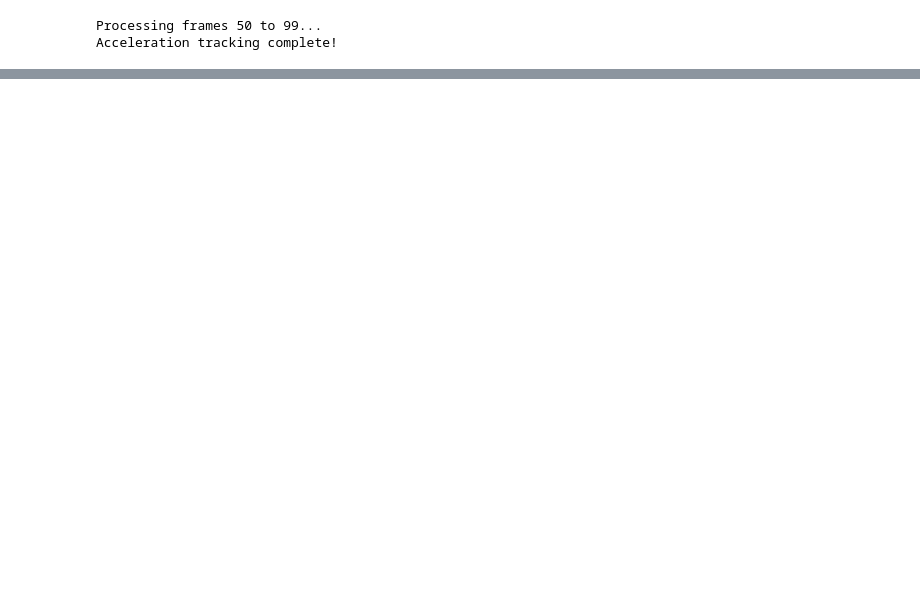
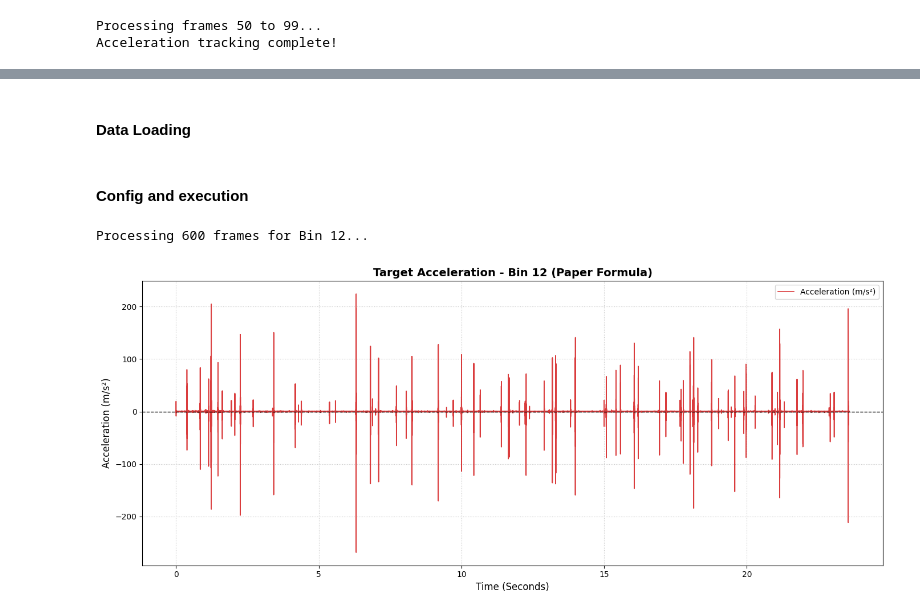
Before and after one commit to SouherdyaSarkar/FMCW_Signal_Processing, a Jupyter notebook: processors/Full_pipeline.ipynb, the cells around one changed output, grey strips where cells are left out. Cells and saved outputs as stored; diff of their text form; code cells hidden in the pictures; blank space fills up the shorter version.

```diff
--- a/processors/Full_pipeline.ipynb
+++ b/processors/Full_pipeline.ipynb
@@ -360,7 +355,7 @@ _, range_bins, rangeResult = iterative_range_bins_detection(radar_cube, min_bin=
 print(range_bins)
 
 # Define your target bins
-target_bins = [i for i in range(range_bins[4]-7, range_bins[4]+7)]
+target_bins = [i for i in range(range_bins[0]-5, range_bins[0]+6)]
 accumulated_phase_diffs = {bin_idx: [] for bin_idx in target_bins}
 absolute_phase_history = {bin_idx: [] for bin_idx in target_bins}
 
@@ -384,10 +379,10 @@ for f in range(start_frame, start_frame + num_frames):
         phase_diff = np.insert(np.diff(avg_phase), 0, 0)
         accumulated_phase_diffs[target_bin].extend(phase_diff)
 
-    #Absolute phase plot
+#Absolute phase plot
 save_absolute_phase_continuous(target_bins)
 
-    #Phase difference plot
+#Phase difference plot
 for target_bin in target_bins:
     all_diffs_array = np.array(accumulated_phase_diffs[target_bin])
     plot_continuous_phase_diff(
@@ -423,0 +1511,3 @@ All multi-block plots generated successfully!
+# %%
+start_frame=1
+num_frames=600
@@ -444,0 +1659,6 @@ def calculate_single_frame_acceleration(single_frame_phase, dt=72e-6, fc=77e9):
+# %%
+target_bin = 15
+raw_phase = absolute_phase_history[target_bin]
+dt = 72e-6  # 72 microseconds
+disp, vel, accel = calculate_kinematics(raw_phase, dt_seconds=dt)
+plot_acceleration(accel, target_bin=target_bin, dt_seconds=dt, save_dir=save_dir)
@@ -509,0 +1742,8 @@ Saved acceleration plot for Bin 25 to: ../Simulations/Radar/handMov\Acceleration
+# %% [markdown]
+#### Data Loading
+# %%
+DATA_PATH  = "../data/Phone_vibration/adc_data_2026-06-03_15-52-17_pho_static.npy"
+FILENAME  = DATA_PATH.split("/")[-1][29:]
+save_dir  = f"../Simulations/Radar/{FILENAME}"
+# %% [markdown]
+#### Config and execution
@@ -509,0 +1820,33 @@ Saved acceleration plot for Bin 25 to: ../Simulations/Radar/handMov\Acceleration
+# %%
+all_accelerations = []
+loaded_adc_data = np.load(DATA_PATH)
+
+print(f"Processing {num_frames} frames for Bin {target_bin}...")
+
+for f in range(start_frame, start_frame + num_frames):
+    raw_frame = loaded_adc_data[f-1 : f]
+    acc_frame = process_one_frame(raw_frame, target_bin)
+    all_accelerations.extend(acc_frame)
+
+all_accelerations = np.array(all_accelerations)
+
+plt.figure(figsize=(14, 6))
+time_axis = np.arange(len(all_accelerations)) * Tloop
+
+plt.plot(time_axis, all_accelerations, color='#d62728', linewidth=1.2, alpha=0.9, label='Acceleration (m/s²)')
+
+plt.title(f"Target Acceleration - Bin {target_bin} (Paper Formula)", fontsize=14, fontweight='bold')
+plt.xlabel("Time (Seconds)", fontsize=12)
+plt.ylabel("Acceleration (m/s²)", fontsize=12)
+plt.axhline(0, color='black', linestyle='--', linewidth=1)
+plt.grid(True, linestyle=':', alpha=0.7)
+plt.legend(loc='upper right')
+plt.tight_layout()
+
+target_folder="Accelerations"
+os.makedirs(f"{save_dir}/{target_folder}", exist_ok=True)
+plt.savefig(f"{save_dir}/Accelerations/Accel_Bin_{target_bin}.png")
+plt.show()
+# %% [output]
+Processing 600 frames for Bin 12...
+[figure, added]
```
Also changed, not shown: parts of 36 cells of this notebook, 4 other files.
